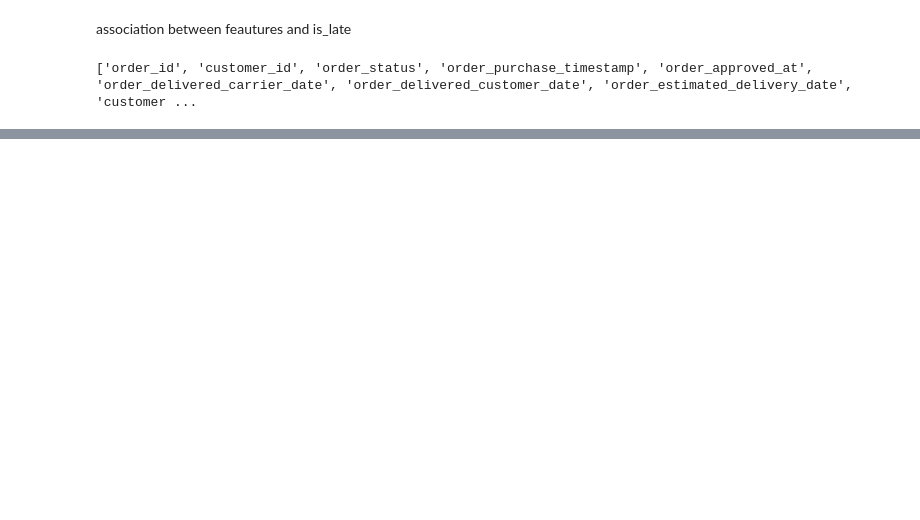
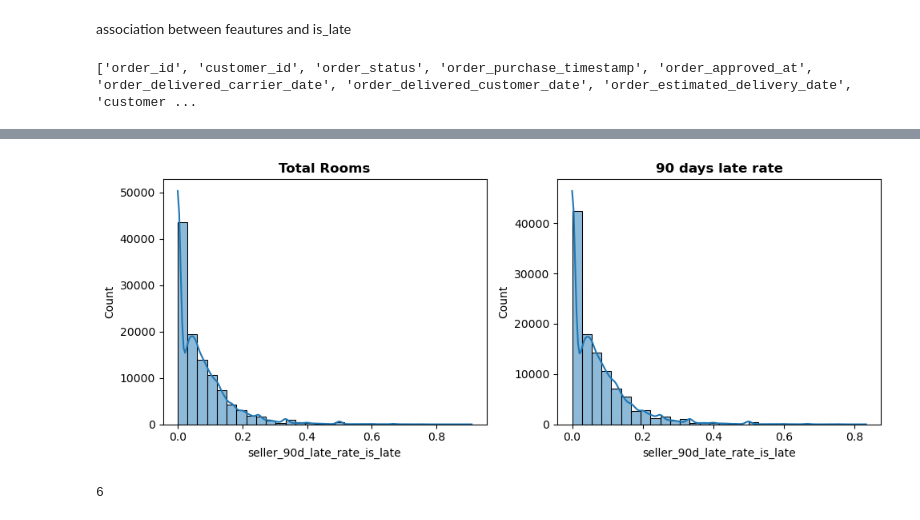
Before and after one commit to RioPramana21/Final-Project-Olist, a Jupyter notebook: preparation_notebooks/Olist ML_Jo.ipynb, the cells around one changed output, grey strips where cells are left out. Cells and saved outputs as stored; diff of their text form; code cells hidden in the pictures; blank space fills up the shorter version.

```diff
--- a/preparation_notebooks/Olist ML_Jo.ipynb
+++ b/preparation_notebooks/Olist ML_Jo.ipynb
@@ -392,0 +538,24 @@ for col in numerical_features:
+# %%
+# 90 days late rate data filtered
+df_pre = df_pre[(df_pre['seller_90d_late_rate_is_late'] <= 0.85)]
+
+# Distribution before and after filtering
+fig, axes = plt.subplots(nrows=1, ncols=2, figsize=(10, 4))
+
+# Before filtering
+sns.histplot(df['seller_90d_late_rate_is_late'], bins=30, kde=True, ax=axes[0])
+axes[0].set_title('Total Rooms', fontdict={'fontsize': 12, 'fontweight': 'bold'})
+
+# After filtering
+sns.histplot(df_pre['seller_90d_late_rate_is_late'], bins=30, kde=True, ax=axes[1])
+axes[1].set_title('90 days late rate', fontdict={'fontsize': 12, 'fontweight': 'bold'})
+
+plt.tight_layout()
+plt.show()
+# %% [output]
+[figure, added]
+# %%
+# handling outliers of total rooms
+df_pre[df_pre['sum_freight_value'] > 1700].count()['sum_freight_value']
+# %% [output]
+6
```
Also changed, not shown: parts of 18 cells of this notebook.
